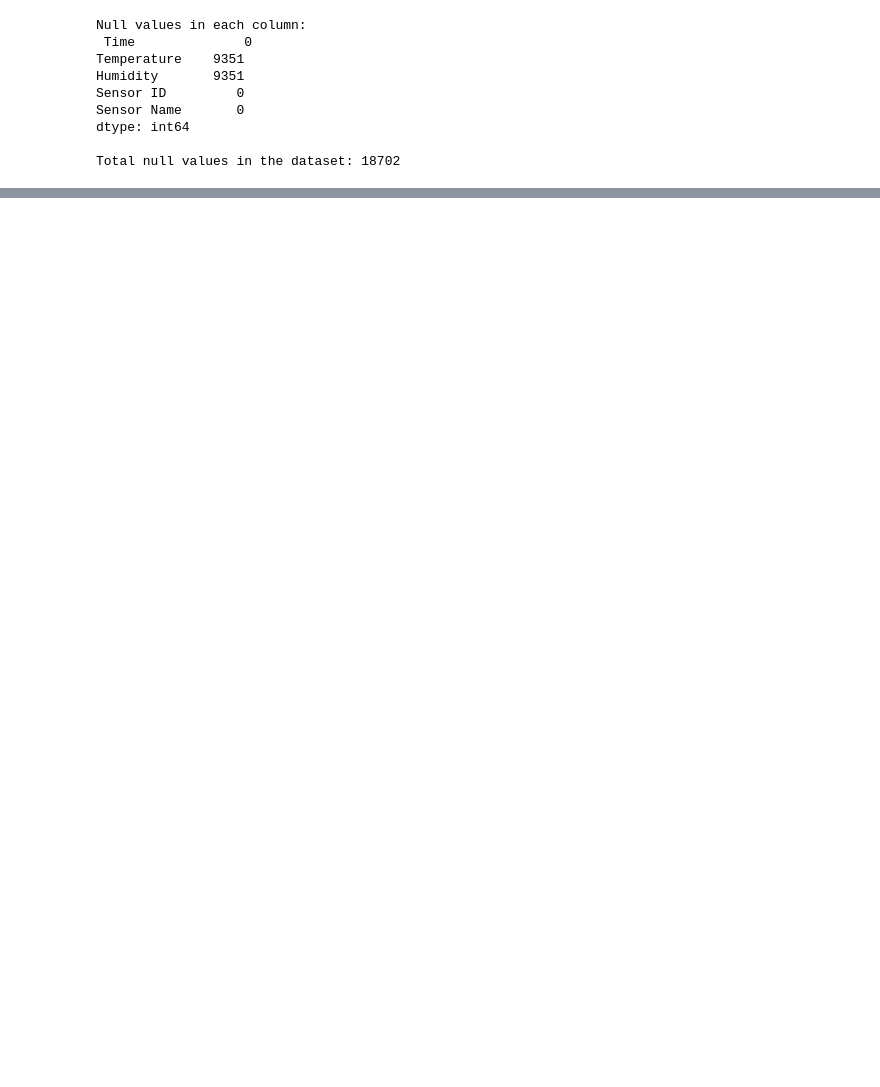
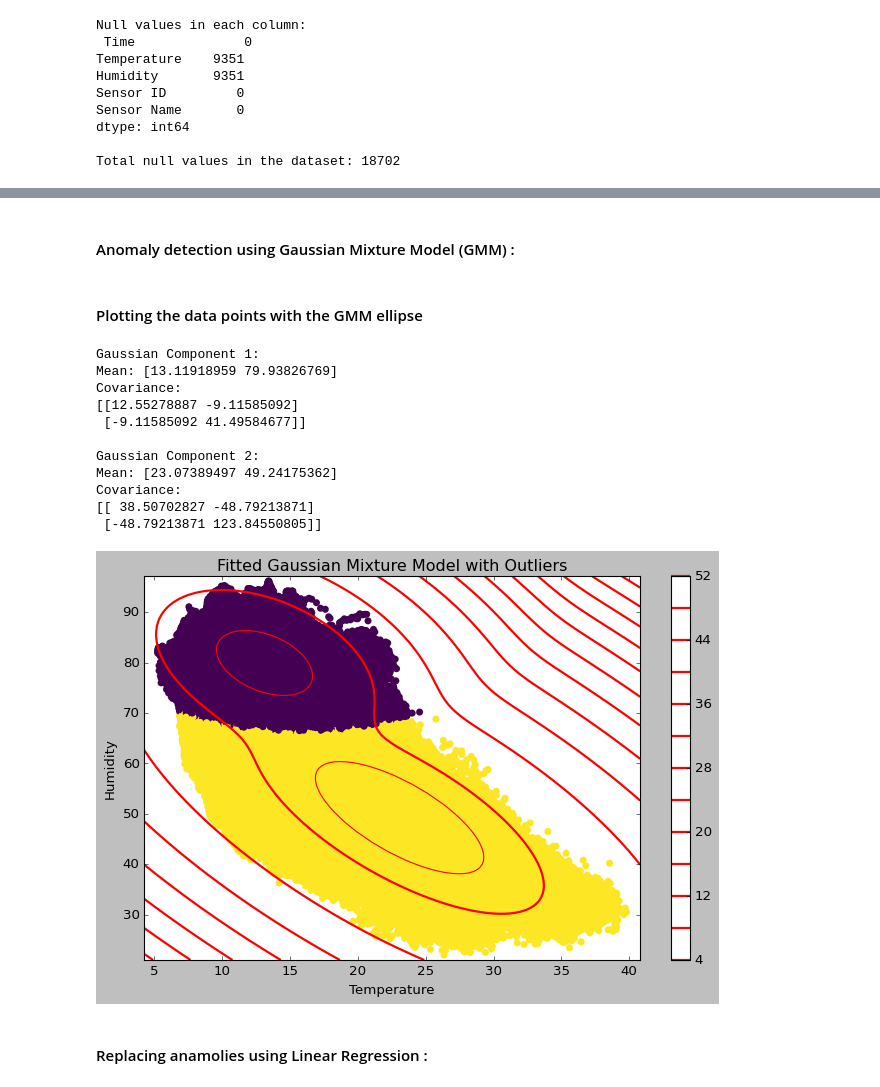
Before and after one commit to Abinesh-11/Dessertation, a Jupyter notebook: Final Project.ipynb, the cells around one changed output, grey strips where cells are left out. Cells and saved outputs as stored; diff of their text form; code cells hidden in the pictures; blank space fills up the shorter version.

```diff
--- a/Final Project.ipynb
+++ b/Final Project.ipynb
@@ -456,0 +427,33 @@ Humidity     -102.450499  311.267055
+# %% [markdown]
+#### Anomaly detection using Gaussian Mixture Model (GMM) :
+# %%
+# Function to plot Gaussian ellipses
+def plot_gaussian_ellipses(gmm, ax):
+    for i, (mean, cov) in enumerate(zip(gmm.means_, gmm.covariances_)):
+        eigenvalues, eigenvectors = np.linalg.eigh(cov)
+        unit_eigenvector = eigenvectors[0] / np.linalg.norm(eigenvectors[0])
+        angle = np.arctan2(unit_eigenvector[1], unit_eigenvector[0])
+        angle = np.degrees(angle)
+        width, height = 2 * np.sqrt(eigenvalues)
+        ellipse = Ellipse(mean, width, height, angle=angle, edgecolor='red', facecolor='none')
+        ax.add_patch(ellipse)
+
+        # Print mean and covariance for each Gaussian distribution
+        print(f"Gaussian Component {i+1}:")
+        print(f"Mean: {mean}")
+        print(f"Covariance:\n{cov}\n")
+# %%
+data = filled_data_sorted[['Temperature', 'Humidity']].dropna().values
+
+# Fit a GMM with 2 components
+gmm = GaussianMixture(n_components=2, random_state=42)
+gmm.fit(data)
+labels = gmm.predict(data)
+
+# Create a mesh grid for plotting
+x = np.linspace(data[:, 0].min() - 1, data[:, 0].max() + 1, 100)
+y = np.linspace(data[:, 1].min() - 1, data[:, 1].max() + 1, 100)
+X, Y = np.meshgrid(x, y)
+XX = np.array([X.ravel(), Y.ravel()]).T
+Z = -gmm.score_samples(XX)
+Z = Z.reshape(X.shape)
@@ -456,0 +465,30 @@ Humidity     -102.450499  311.267055
+# %% [markdown]
+#### Plotting the data points with the GMM ellipse
+# %%
+# Plot the results
+plt.figure(figsize=(10, 6))
+ax = plt.gca()
+plt.scatter(data[:, 0], data[:, 1], c=labels, cmap='viridis', s=40, marker='o', edgecolor='none')
+# plt.scatter(data[outliers, 0], data[outliers, 1], color='red', s=50, marker='x')  # Marking outliers
+plt.contour(X, Y, Z, levels=14, linewidths=2, colors='red')
+plot_gaussian_ellipses(gmm, ax)
+plt.colorbar()
+plt.title('Fitted Gaussian Mixture Model with Outliers')
+plt.xlabel('Temperature')
+plt.ylabel('Humidity')
+plt.show()
+# %% [output]
+Gaussian Component 1:
+Mean: [13.11918959 79.93826769]
+Covariance:
+[[12.55278887 -9.11585092]
+ [-9.11585092 41.49584677]]
+
+Gaussian Component 2:
+Mean: [23.07389497 49.24175362]
+Covariance:
+[[ 38.50702827 -48.79213871]
+ [-48.79213871 123.84550805]]
+[figure, added]
+# %% [markdown]
+#### Replacing anamolies using Linear Regression :
```
Also changed, not shown: parts of 194 cells of this notebook, 17 other files.
